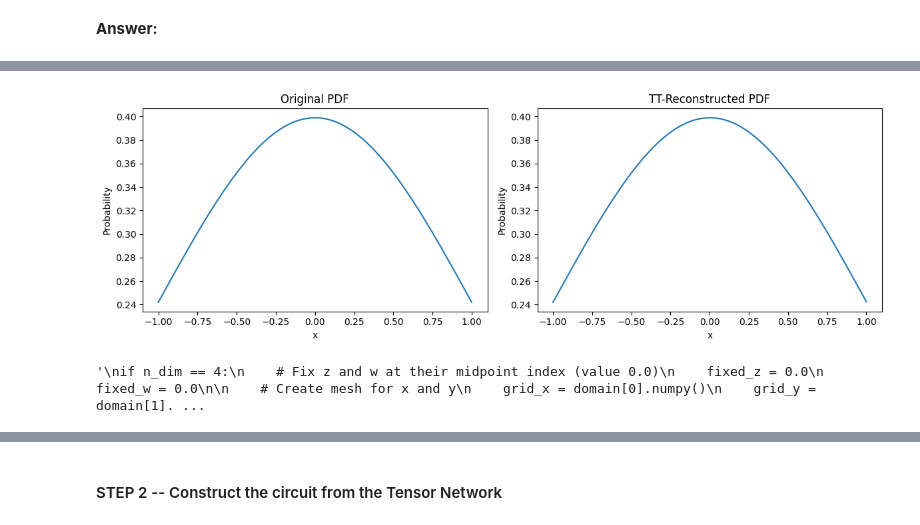
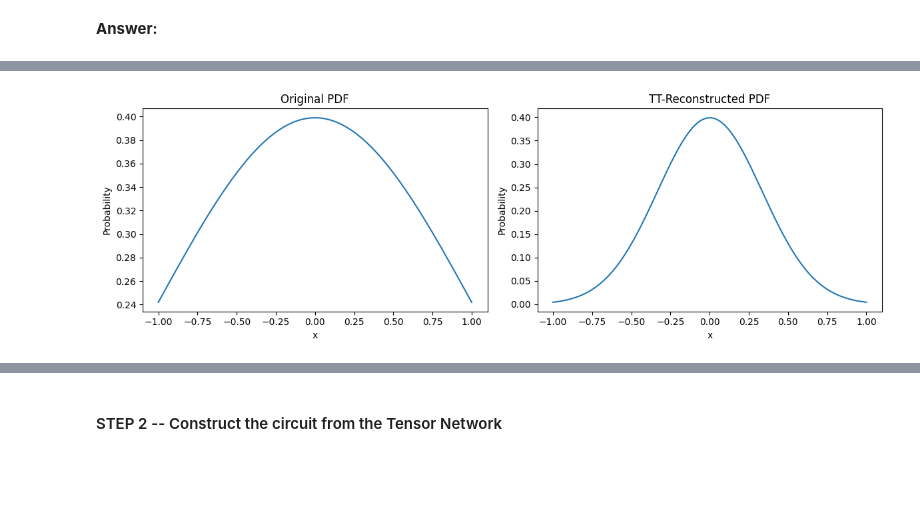
Before and after one commit to Nipsulai/QuantumHack, a Jupyter notebook: Challenge Moodys.ipynb, the cells around one changed output, grey strips where cells are left out. Drawn from its saved outputs; the diff is of its cells as text; code cells hidden in the pictures; blank space fills up the shorter version.

```diff
--- a/Challenge Moodys.ipynb
+++ b/Challenge Moodys.ipynb
@@ -228,10 +228,25 @@ def plot_comparison(t, rv, n_points, n_dim, bounds=None, residual=False):
 import torch
 import tntorch as tn
 
+def ket_to_point(ket, qubit_pers_dim):
+    def split_list(lst, n_dims):
+        chunk_size = len(lst) // n_dims
+        return [lst[i*chunk_size : (i+1)*chunk_size] for i in range(n_dims)]
+    physical_point = np.zeros(n_dim)
+    j = 0
+    for bit_string in split_list(ket.tolist(), n_dim):
+        dec = sum(int(b) << (len(bit_string) - 1 - i) for i, b in enumerate(bit_string))
+
+        dec_sc = dec/(2**qubit_pers_dim)
+        physical_point[j] = dec_sc
+        j += 1
+    physical_point = (2*physical_point - 1)*3
+    return physical_point
+
 # Parameters
 n_dim = 1
 qubit_pers_dim = 10
-bond_dim = 8
+bond_dim = 32
 
 n_points = 2 ** qubit_pers_dim
 num_qubits = n_dim * qubit_pers_dim
@@ -242,28 +257,13 @@ cov = np.eye(n_dim)
 mult_norm = multivariate_normal(mean=mean, cov=cov)
 
 def get_tensor(mult_norm, n_dim, qubit_pers_dim):
-    def ket_to_point(ket):
-        def split_list(lst, n_dims):
-            chunk_size = len(lst) // n_dims
-            return [lst[i*chunk_size : (i+1)*chunk_size] for i in range(n_dims)]
-        physical_point = np.zeros(n_dim)
-        j = 0
-        for bit_string in split_list(ket.tolist(), n_dim):
-            dec = sum(int(b) << (len(bit_string) - 1 - i) for i, b in enumerate(bit_string))
-
-            dec_sc = dec/(2**qubit_pers_dim)
-            physical_point[j] = dec_sc
-            j += 1
-        physical_point = 2*physical_point - 1
-        return physical_point
-
     # Domain is qubit state space
-    domain = [torch.tensor([0, 1], dtype=torch.int32) for _ in range(num_qubits)]
+    domain = [torch.tensor([0, 1], dtype=torch.int64) for _ in range(num_qubits)]
     # Callable probability density function
     def p(ket_batch):  # ket: shape (batch_size, n_dim)
         physical_space = []
         for ket in ket_batch:
-            physical_point = ket_to_point(ket)
+            physical_point = ket_to_point(ket, qubit_pers_dim)
             physical_space.append(physical_point)
         physical_space = np.array(physical_space)
 
@@ -279,43 +279,6 @@ print(f"We obtained a {t}")
 
 if 1 <= n_dim <= 2:
     plot_comparison(t, mult_norm, n_points, n_dim, residual=False)
-'''
-if n_dim == 4:
-    # Fix z and w at their midpoint index (value 0.0)
-    fixed_z = 0.0
-    fixed_w = 0.0
-
-    # Create mesh for x and y
-    grid_x = domain[0].numpy()
-    grid_y = domain[1].numpy()
-    X, Y = np.meshgrid(grid_x, grid_y, indexing="ij")
-    XY = np.stack([X.ravel(), Y.ravel()], axis=-1)
-
-    # Add fixed coordinates
-    ZW = np.array([[fixed_z, fixed_w]] * XY.shape[0])
-    XYZW = np.hstack([XY, ZW])  # shape: (n², 4)
-
-    # Evaluate original PDF at 2D slice
-    original_pdf = rv.pdf(XYZW).reshape(n_points, n_points)
-
-    # Reconstruct same slice from TT
-    # 512 is the center index of a 1024 grid (fix z, w at 0)
-    slice_tt = t[:, :, 512, 512].numpy()
-
-    # Plot
-    plt.figure(figsize=(12, 5))
-
-    plt.subplot(1, 2, 1)
-    plt.contourf(X, Y, original_pdf)
-    plt.title("Original PDF Slice at z=0, w=0")
-
-    plt.subplot(1, 2, 2)
-    plt.contourf(X, Y, slice_tt)
-    plt.title("TT-Reconstructed Slice at z=0, w=0")
-
-    plt.tight_layout()
-    plt.show()
-'''
 # %% [output]
 cross device is None
 Functions that require cross-approximation can be accelerated with the optional maxvolpy package, which can be installed by 'pip install maxvolpy'. More info is available at https://bitbucket.org/muxa ...
@@ -333,2 +296 @@ We obtained a 10D TT tensor:
-[figure, old version]
+[figure, new version]
-'\nif n_dim == 4:\n    # Fix z and w at their midpoint index (value 0.0)\n    fixed_z = 0.0\n    fixed_w = 0.0\n\n    # Create mesh for x and y\n    grid_x = domain[0].numpy()\n    grid_y = domain[1]. ...
```
Also changed, not shown: parts of 5 cells of this notebook.
